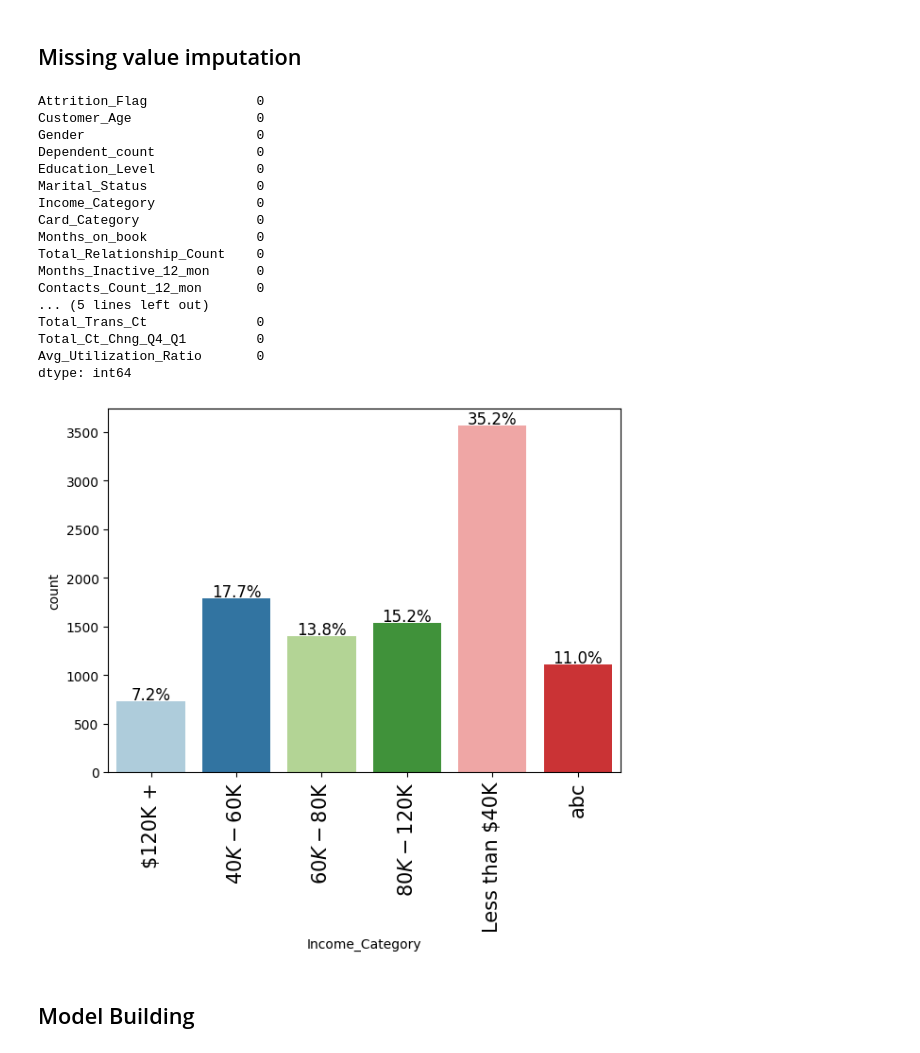
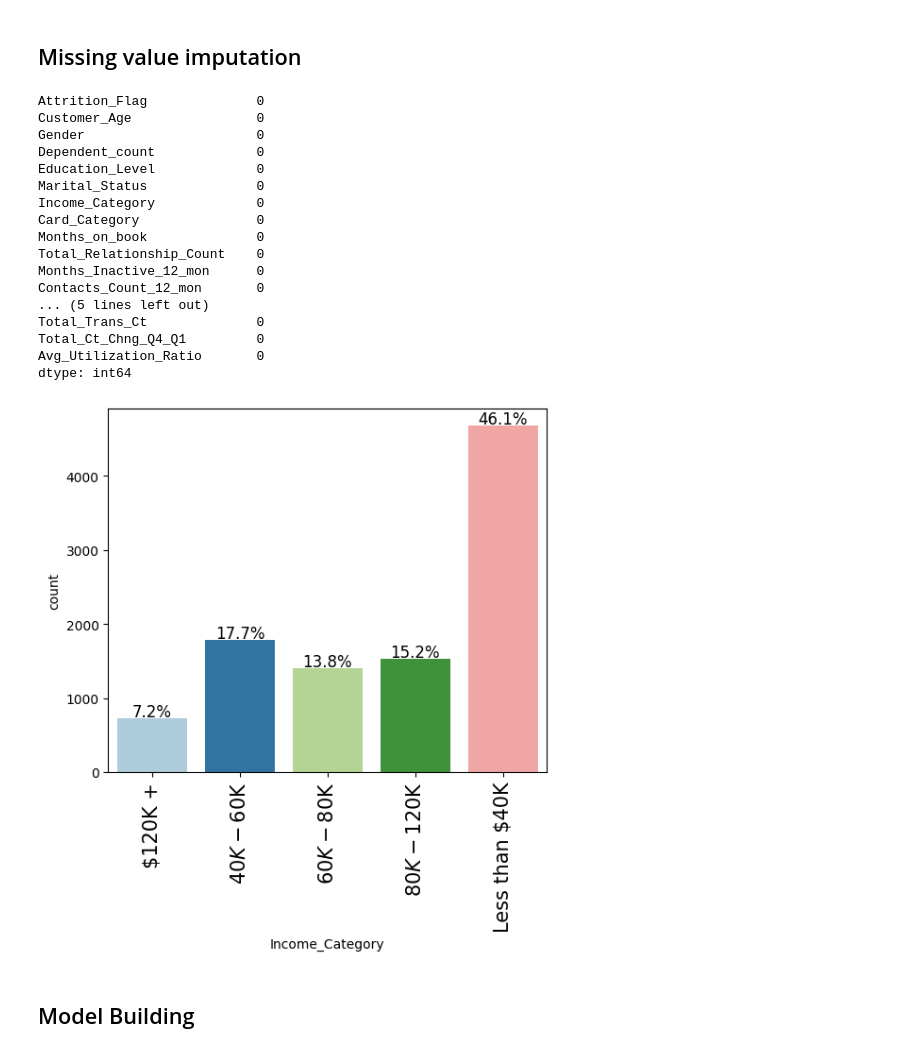
Before and after one commit to rsdomingues/aiml_learning, a Jupyter notebook: advanced-machine-learning/project/AML_Project_LearnerNotebook_FullCode.ipynb, the cells around one changed output. Saved outputs shown, nothing was run; the diff lists cells and outputs as text; code cells hidden in the pictures.

```diff
--- a/advanced-machine-learning/project/AML_Project_LearnerNotebook_FullCode.ipynb
+++ b/advanced-machine-learning/project/AML_Project_LearnerNotebook_FullCode.ipynb
@@ -461,35 +536,35 @@ required_columns = ["Education_Level", "Marital_Status", "Income_Category"]
 
 #lets replace the income abc with nan so we can use the imputer.
 model_df["Income_Category"].replace("abc", np.nan, inplace=True)
 
 #lets run the imputer
-model_df[required_columns] = imputer.fit_transform(df[required_columns])
+model_df[required_columns] = imputer.fit_transform(model_df[required_columns])
 
 
 #lets check to see if the data is corrected
 # checking for missing values
 print(model_df.isnull().sum())
 
 labeled_barplot(model_df, "Income_Category", True)
 # %% [output]
 Attrition_Flag              0
 Customer_Age                0
 Gender                      0
 Dependent_count             0
 Education_Level             0
 Marital_Status              0
 Income_Category             0
 Card_Category               0
 Months_on_book              0
 Total_Relationship_Count    0
 Months_Inactive_12_mon      0
 Contacts_Count_12_mon       0
 ... (5 lines left out)
 Total_Trans_Ct              0
 Total_Ct_Chng_Q4_Q1         0
 Avg_Utilization_Ratio       0
 dtype: int64
-[figure, old version]
+[figure, new version]
 # %%
 #finaly lets get the dummies for the model data
 model_df = pd.get_dummies(model_df, drop_first=True)
```
Also changed, not shown: parts of 12 cells of this notebook.
